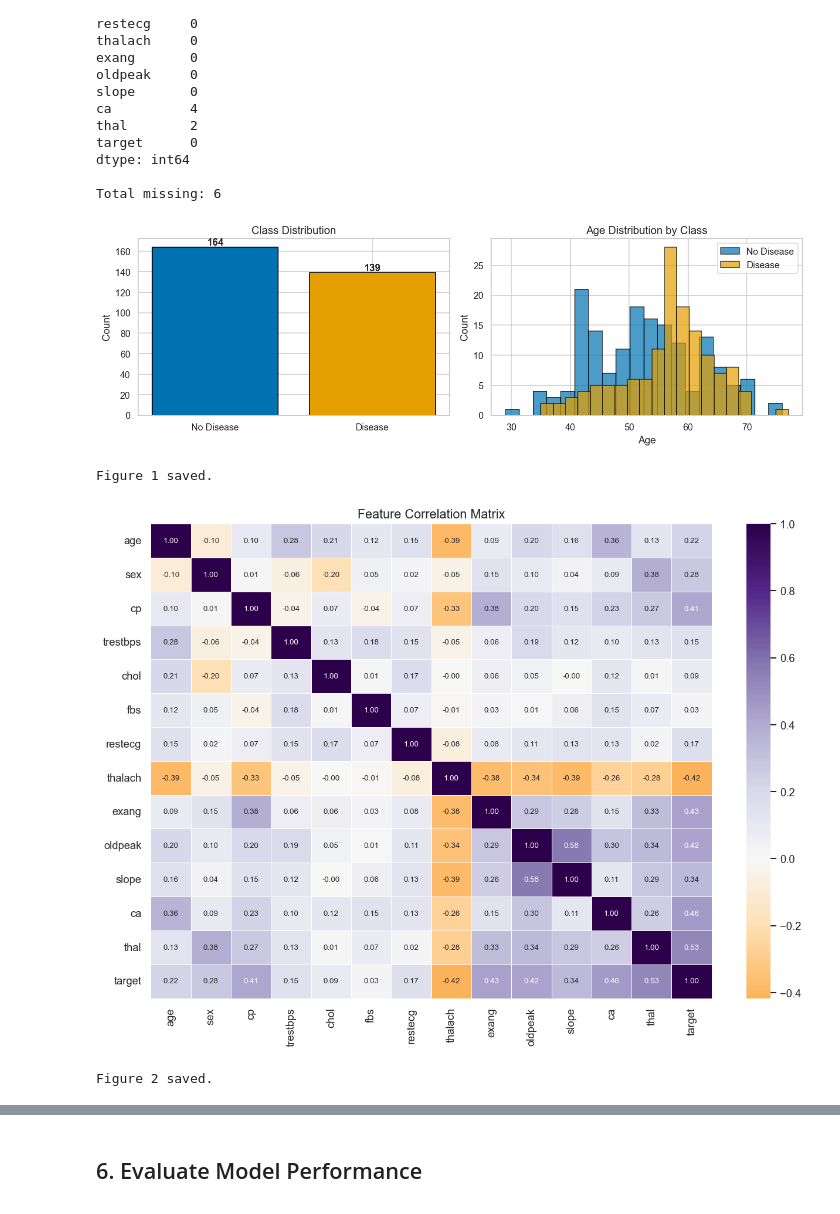
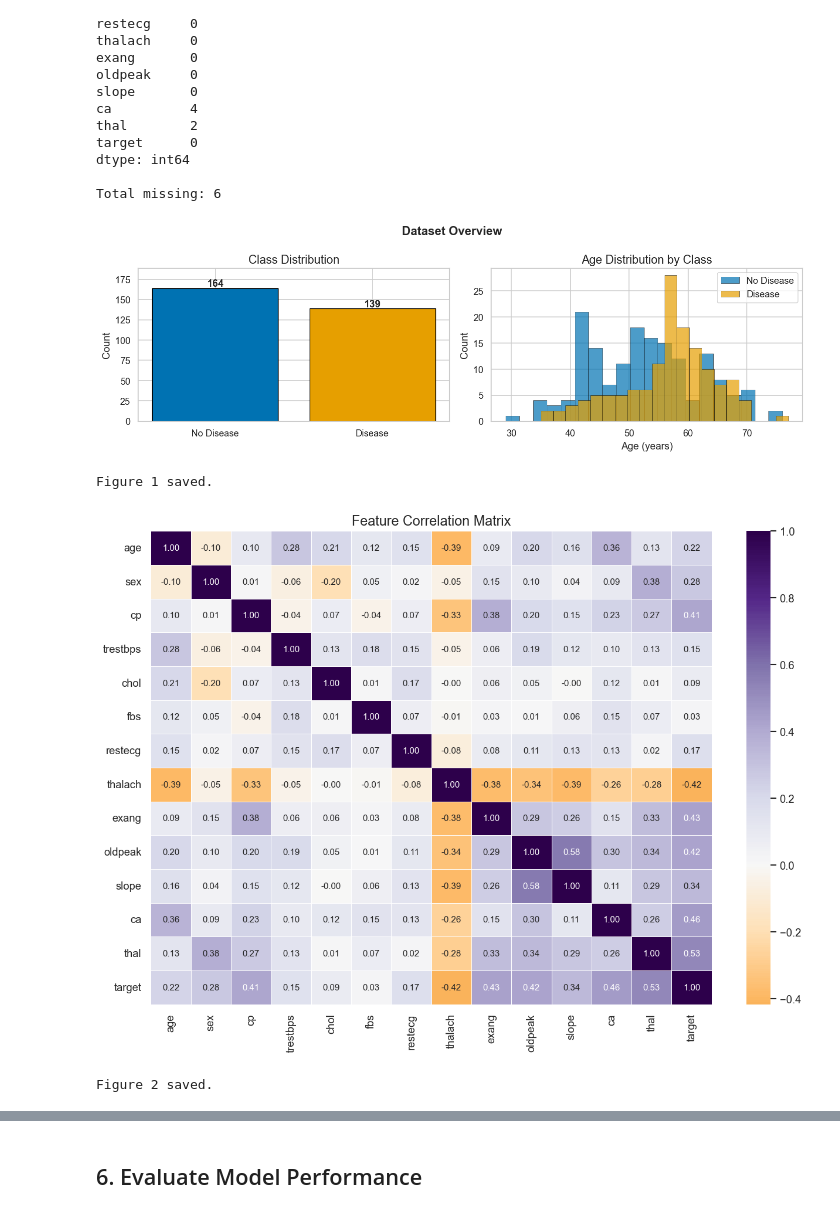
Before and after one commit to mattmessie/Heart-Disease-Prediction-with-Logistic-Regression, a Jupyter notebook: heart_disease_logistic_regression.ipynb, the cells around one changed output, grey strips where cells are left out. Drawn from its saved outputs; the diff is of its cells as text; code cells hidden in the pictures.

```diff
--- a/heart_disease_logistic_regression.ipynb
+++ b/heart_disease_logistic_regression.ipynb
@@ -25,5 +28,4 @@ In this tutorial, we apply Logistic Regression to predict the presence of heart
 # %%
-
 !pip install pandas numpy matplotlib seaborn scikit-learn ucimlrepo -q
 
 import pandas as pd
@@ -37,6 +39,8 @@ from ucimlrepo import fetch_ucirepo
 from sklearn.model_selection import train_test_split, cross_val_score
 from sklearn.preprocessing import StandardScaler
 from sklearn.linear_model import LogisticRegression
+from sklearn.ensemble import RandomForestClassifier
+from sklearn.svm import SVC
 from sklearn.metrics import (
     accuracy_score, classification_report, confusion_matrix,
     roc_auc_score, roc_curve, ConfusionMatrixDisplay
@@ -45,10 +49,20 @@ from sklearn.metrics import (
 import warnings
 warnings.filterwarnings('ignore')
 
-# Accessibility: use a colourblind-friendly palette throughout
+# Colourblind-safe palette (Wong 2011, Nature Methods)
 CB_PALETTE = ['#0072B2', '#E69F00', '#009E73', '#D55E00', '#CC79A7', '#56B4E9', '#F0E442']
 sns.set_theme(style='whitegrid', palette=CB_PALETTE)
-plt.rcParams['figure.dpi'] = 120
+
+# Enforce minimum 12pt font and consistent sizing across all figures
+plt.rcParams.update({
+    'figure.dpi':      120,
+    'font.size':       12,
+    'axes.titlesize':  14,
+    'axes.labelsize':  12,
+    'xtick.labelsize': 11,
+    'ytick.labelsize': 11,
+    'legend.fontsize': 11,
+})
 
 RANDOM_STATE = 42
 print('Libraries loaded successfully.')
@@ -132,46 +145,48 @@ dtype: int64
 
 Total missing: 6
 # %%
-# Class balance bar chart
+# Figure 1: Class distribution + Age by class
+# Accessibility: colourblind-safe colours + black edges for contrast
 fig, axes = plt.subplots(1, 2, figsize=(12, 4))
+fig.suptitle('Dataset Overview', fontweight='bold')
 
-counts = df['target'].value_counts()
-axes[0].bar(['No Disease', 'Disease'], counts.values, color=CB_PALETTE[:2], edgecolor='black')
-axes[0].set_title('Class Distribution', fontsize=13)
+counts = df['target'].value_counts().sort_index()
+axes[0].bar(['No Disease', 'Disease'], counts.values,
+            color=CB_PALETTE[:2], edgecolor='black', linewidth=0.8)
+axes[0].set_title('Class Distribution')
 axes[0].set_ylabel('Count')
 for i, v in enumerate(counts.values):
     axes[0].text(i, v + 2, str(v), ha='center', fontweight='bold')
+axes[0].set_ylim(0, max(counts.values) * 1.15)
 
-# Age distribution by class
 for label, colour, name in zip([0, 1], CB_PALETTE[:2], ['No Disease', 'Disease']):
     axes[1].hist(df[df['target'] == label]['age'], bins=20, alpha=0.7,
-                 color=colour, label=name, edgecolor='black')
-axes[1].set_title('Age Distribution by Class', fontsize=13)
-axes[1].set_xlabel('Age')
+                 color=colour, label=name, edgecolor='black', linewidth=0.4)
+axes[1].set_title('Age Distribution by Class')
+axes[1].set_xlabel('Age (years)')
 axes[1].set_ylabel('Count')
 axes[1].legend()
 
 plt.tight_layout()
 plt.savefig('fig1_class_age_distribution.png', bbox_inches='tight')
 plt.show()
 print('Figure 1 saved.')
 # %% [output]
-[figure, old version]
+[figure, new version]
 Figure 1 saved.
 # %%
-# Correlation heatmap
+# Figure 2: Correlation heatmap
+# Accessibility: PuOr is a colourblind-safe diverging palette; values annotated
 fig, ax = plt.subplots(figsize=(11, 8))
 corr = df.corr()
-
-# Colourblind-safe diverging palette
 sns.heatmap(corr, annot=True, fmt='.2f', cmap='PuOr', center=0,
-            linewidths=0.5, ax=ax, annot_kws={'size': 8})
-ax.set_title('Feature Correlation Matrix', fontsize=13)
+            linewidths=0.5, ax=ax, annot_kws={'size': 9})
+ax.set_title('Feature Correlation Matrix')
 plt.tight_layout()
 plt.savefig('fig2_correlation_heatmap.png', bbox_inches='tight')
 plt.show()
 print('Figure 2 saved.')
 # %% [output]
-[figure, old version]
+[figure, new version]
 Figure 2 saved.
 # %%
```
Also changed, not shown: parts of 24 cells of this notebook.
